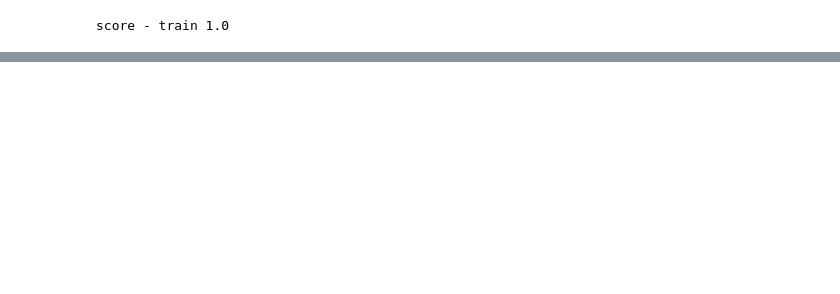
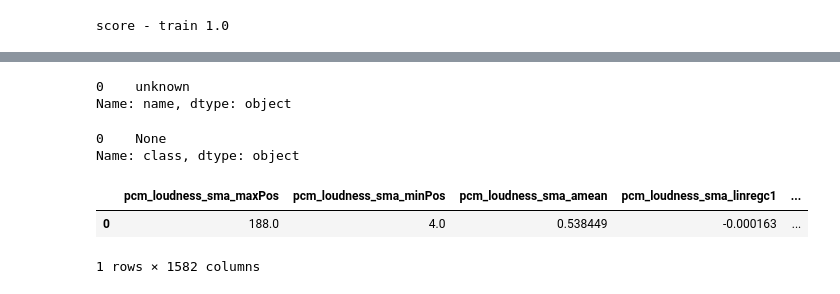
Before and after one commit to faisaltechvantage/Emotion, a Jupyter notebook: EmotionGithub/from_scratch.ipynb, the cells around one changed output, grey strips where cells are left out. Drawn from its saved outputs; the diff is of its cells as text; code cells hidden in the pictures; blank space fills up the shorter version.

```diff
--- a/EmotionGithub/from_scratch.ipynb
+++ b/EmotionGithub/from_scratch.ipynb
@@ -225,0 +271,16 @@ FileNotFoundError: [WinError 2] The system cannot find the file specified
+# %%
+df.pop("name")
+# %% [output]
+0    unknown
+Name: name, dtype: object
+# %%
+df.pop("class")
+# %% [output]
+0    None
+Name: class, dtype: object
+# %%
+df.head()
+# %% [output]
+|  | pcm_loudness_sma_maxPos | pcm_loudness_sma_minPos | pcm_loudness_sma_amean | pcm_loudness_sma_linregc1 | ... |
+| 0 | 188.0 | 4.0 | 0.538449 | -0.000163 | ... |
+1 rows × 1582 columns
```
Also changed, not shown: parts of 19 cells of this notebook, 5 other files.
